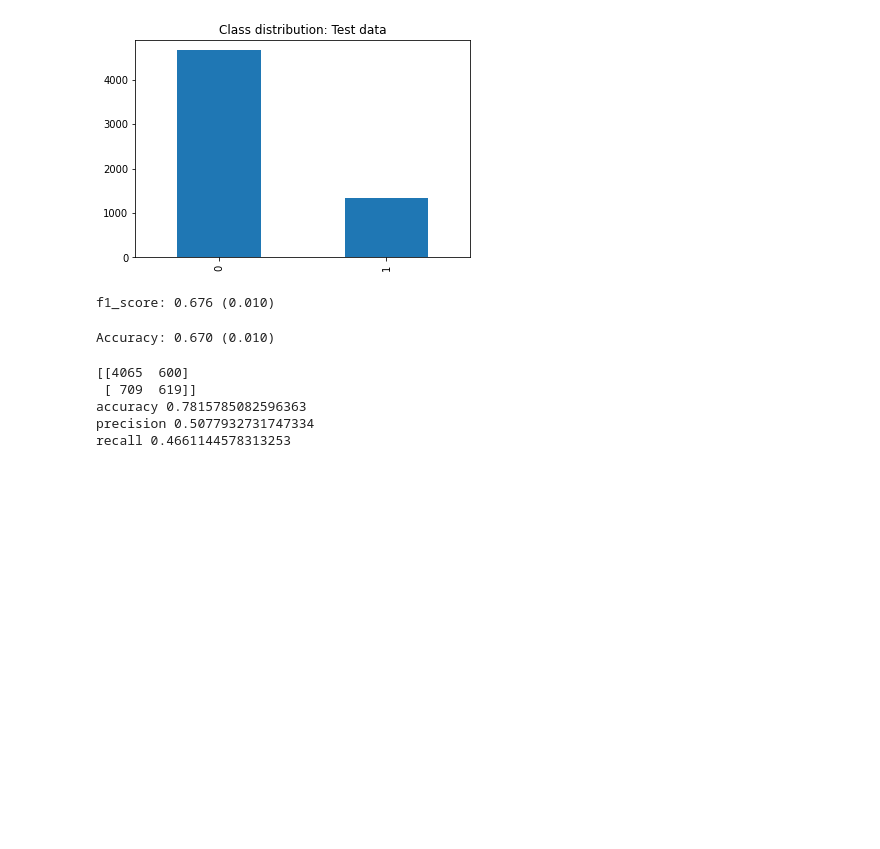
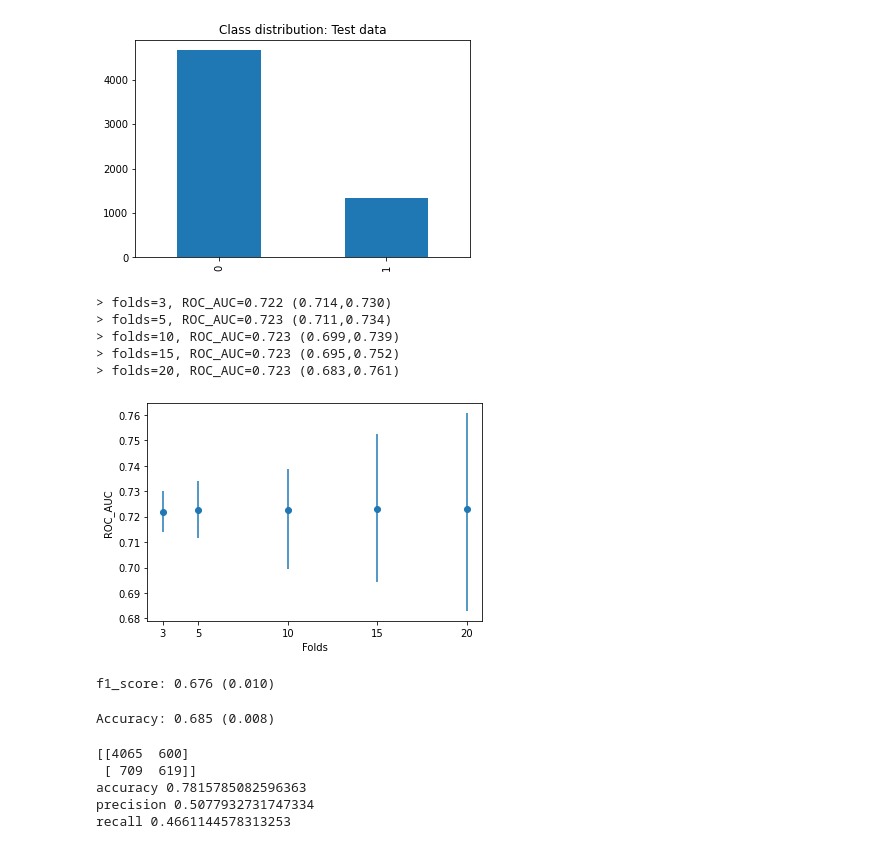
Before and after one commit to RozitaAbdoli/credit_default_mining, a Jupyter notebook: Logistic_regression.ipynb, the cells around one changed output. Drawn from its saved outputs; the diff is of its cells as text; code cells hidden in the pictures; blank space fills up the shorter version.

Commit message:
added evaluation of different K values for K-fold CV

```diff
--- a/Logistic_regression.ipynb
+++ b/Logistic_regression.ipynb
@@ -80,4 +80,54 @@ X_smt, y_smt = SMOTETomek(random_state=1).fit_sample(X_train_scaled, y_train.squ
 # grid.fit(X_smt,y_smt)
 # print (grid.best_params_) # {'C': 50, 'penalty': 'l1', 'solver': 'liblinear'}
 # print (grid.best_score_) # output: 0.676
+# %%
+# Configure the ideal value of K for K-fold cross-validation
+# Conclusion: Adding more folds does not seem to affect the performance metric. Use k=10, which is the most commonly used value in literature.
+from sklearn.model_selection import KFold
+from matplotlib import pyplot
+
+X = df.drop(['Default'], axis=1)
+y = df['Default']
+
+model = LogisticRegression(random_state=1, C= 50, penalty= 'l1', solver= 'liblinear')
+
+# evaluate the model using a given test condition
+def evaluate_model(cv):
+	scores = cross_val_score(model, X, y, scoring='roc_auc', cv=cv)    # also tested it for accuracy and f1
+	return mean(scores), scores.min(), scores.max()
+
+# define folds to test
+folds = [3, 5, 10, 15, 20]
+# record mean and min/max of each set of results
+means, mins, maxs = list(),list(),list()
+
+# evaluate each k value
+for k in folds:
+	# define the test condition
+	cv = KFold(n_splits=k, shuffle=True, random_state=1)
+	# evaluate k value
+	k_mean, k_min, k_max = evaluate_model(cv)
+	# report performance
+	print('> folds=%d, ROC_AUC=%.3f (%.3f,%.3f)' % (k, k_mean, k_min, k_max))
+	means.append(k_mean)
+	mins.append(k_mean - k_min)
+	maxs.append(k_max - k_mean)
+
+# line plot of k mean values with min/max error bars
+fig, ax = plt.subplots()
+
+pyplot.errorbar(folds, means, yerr=[mins, maxs], fmt='o')
+plt.xlabel('Folds')
+plt.ylabel('ROC_AUC')
+ticks = [3,5,10,15,20]
+ax.set_xticks(ticks)
+
+pyplot.show()
+# %% [output]
+> folds=3, ROC_AUC=0.722 (0.714,0.730)
+> folds=5, ROC_AUC=0.723 (0.711,0.734)
+> folds=10, ROC_AUC=0.723 (0.699,0.739)
+> folds=15, ROC_AUC=0.723 (0.695,0.752)
+> folds=20, ROC_AUC=0.723 (0.683,0.761)
+[figure, added]
 # %%
@@ -113,11 +163,11 @@ cv = RepeatedKFold(n_splits=10, n_repeats=5, random_state=1)    #5 repeats of k=
 # create model
 model = LogisticRegression(random_state=1, C= 0.1, l1_ratio= 0.03, penalty= 'elasticnet', solver= 'saga')
 # evaluate model
-scores = cross_val_score(model, X_smt, y_smt, scoring='f1', cv=cv, n_jobs=-1)   # will have 50 scores (5 iterations x 10-folds)
+scores = cross_val_score(model, X_smt, y_smt, scoring='accuracy', cv=cv, n_jobs=-1)   # will have 50 scores (5 iterations x 10-folds)
 # report performance
 print('Accuracy: %.3f (%.3f)' % (mean(scores), std(scores)))
 # %% [output]
-Accuracy: 0.670 (0.010)
+Accuracy: 0.685 (0.008)
 # %%
 #Finally test with the test set (X_test):
 # Fit the model
```
Also changed, not shown: parts of 4 cells of this notebook.
